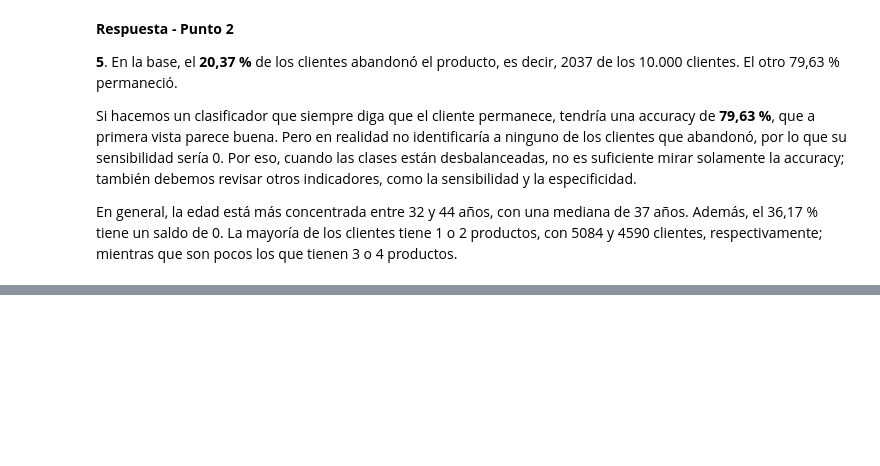
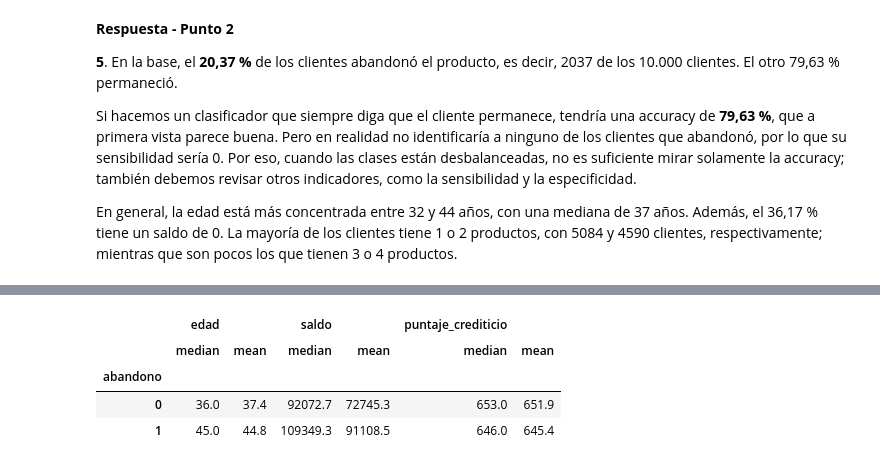
Before and after one commit to MrTamayo-1/Taller_Abandono_Producto_Financiero_Tamayo_Ruano_Reyes, a Jupyter notebook: Taller_Abandono_Producto_Financiero_Tamayo_Ruano_Reyes.ipynb, the cells around one changed output, grey strips where cells are left out. Drawn from its saved outputs; the diff is of its cells as text; code cells hidden in the pictures; blank space fills up the shorter version.

```diff
--- a/Taller_Abandono_Producto_Financiero_Tamayo_Ruano_Reyes.ipynb
+++ b/Taller_Abandono_Producto_Financiero_Tamayo_Ruano_Reyes.ipynb
@@ -235,0 +251,8 @@ En general, la edad está más concentrada entre 32 y 44 años, con una mediana
+# %%
+df.groupby("abandono")[["edad", "saldo", "puntaje_crediticio"]].agg(["median", "mean"]).round(1)
+# %% [output]
+|  | edad |  | saldo |  | puntaje_crediticio |  |
+|  | median | mean | median | mean | median | mean |
+| abandono |  |  |  |  |  |  |
+| 0 | 36.0 | 37.4 | 92072.7 | 72745.3 | 653.0 | 651.9 |
+| 1 | 45.0 | 44.8 | 109349.3 | 91108.5 | 646.0 | 645.4 |
```
Also changed, not shown: parts of 12 cells of this notebook.
